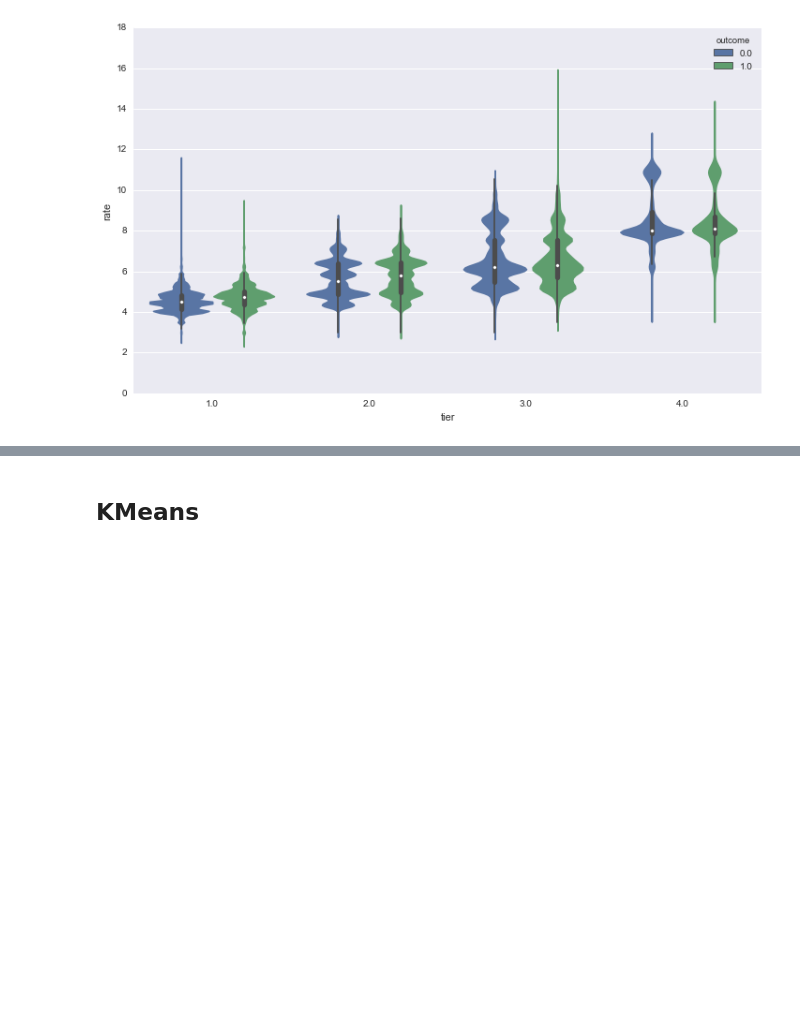
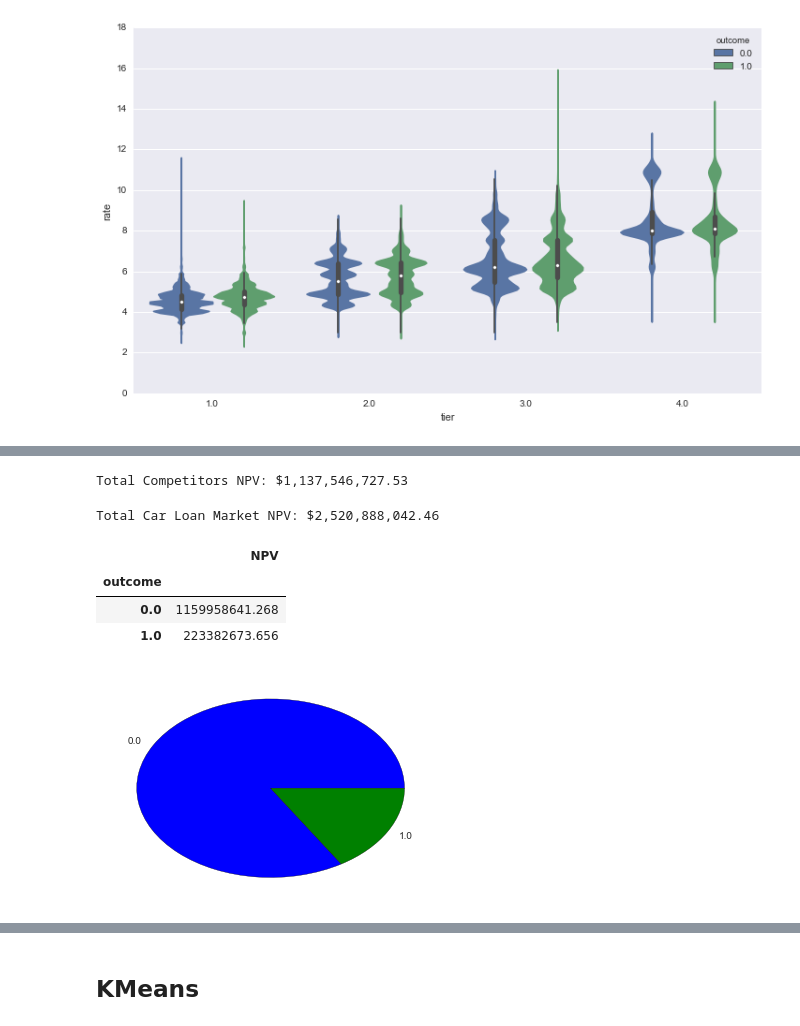
Before and after one commit to carlespoles/DSCI6006-student, a Jupyter notebook: week6/eCar_Case-Team-7.ipynb, the cells around one changed output, grey strips where cells are left out. Drawn from its saved outputs; the diff is of its cells as text; code cells hidden in the pictures; blank space fills up the shorter version.

```diff
--- a/week6/eCar_Case-Team-7.ipynb
+++ b/week6/eCar_Case-Team-7.ipynb
@@ -274,0 +275,23 @@ AttributeError: 'float' object has no attribute '2'
+# %%
+print("Total Competitors NPV: ${:0,.2f}".format(eCar_df['NPV_Competitor'].sum()))
+# %% [output]
+Total Competitors NPV: $1,137,546,727.53
+# %%
+print("Total Car Loan Market NPV: ${:0,.2f}".format(eCar_df['NPV_Competitor'].sum() + eCar_df['NPV'].sum()))
+# %% [output]
+Total Car Loan Market NPV: $2,520,888,042.46
+# %%
+npv_ecar_breakdown = pd.DataFrame(eCar_df.groupby('outcome')['NPV'].sum().apply(lambda x: '%.3f' % x))
+# %%
+npv_ecar_breakdown
+# %% [output]
+|  | NPV |
+| outcome |  |
+| 0.0 | 1159958641.268 |
+| 1.0 | 223382673.656 |
+# %%
+npv_ecar_breakdown['NPV'] = npv_ecar_breakdown['NPV'].astype(float)
+# %%
+plt.pie(npv_ecar_breakdown['NPV'], labels=npv_ecar_breakdown.index);
+# %% [output]
+[figure, added]
```
Also changed, not shown: parts of 13 cells of this notebook.
